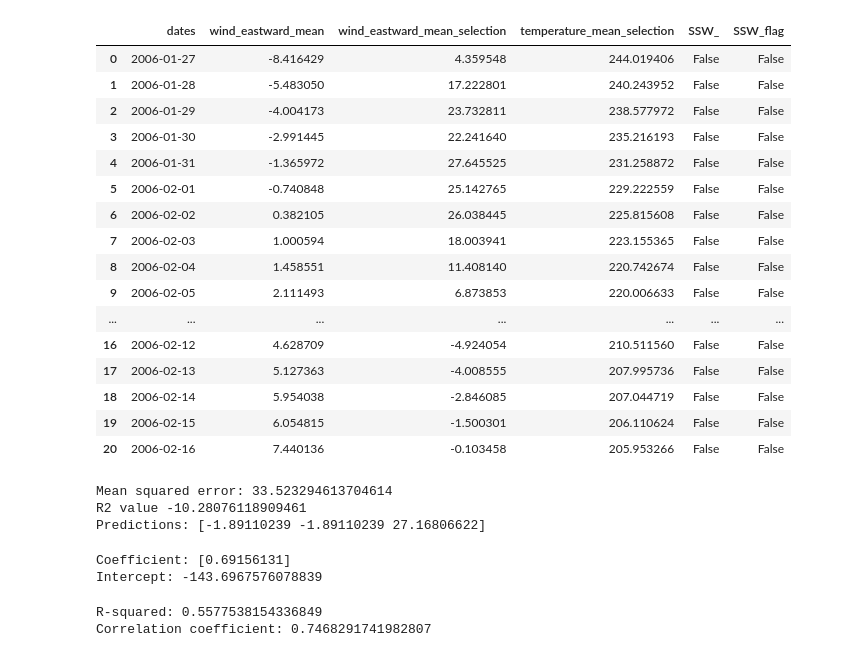
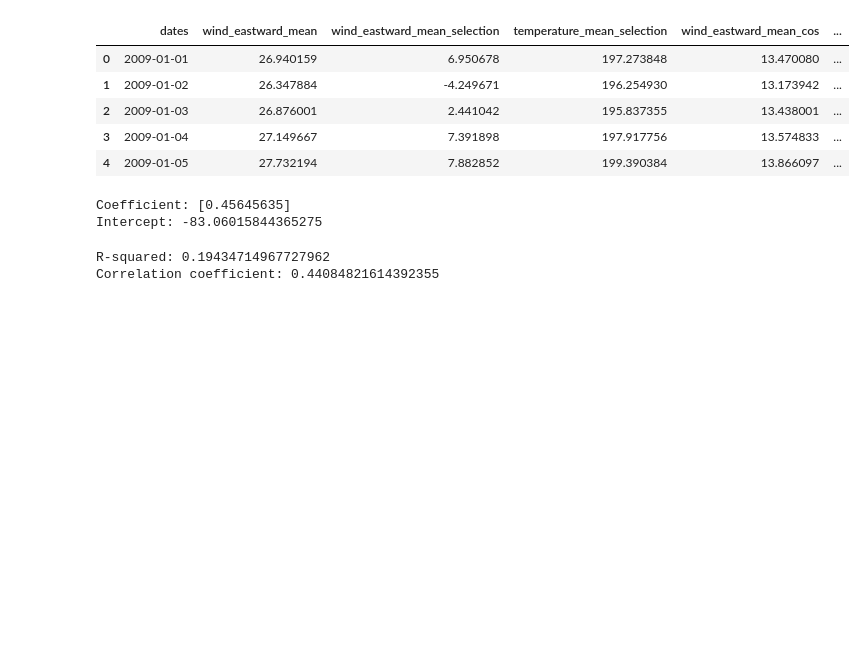
Before and after one commit to jonyjesus18/final-year-proj, a Jupyter notebook: data_analysis_ssw_saved.ipynb, the cells around one changed output. Drawn from its saved outputs; the diff is of its cells as text; code cells hidden in the pictures; blank space fills up the shorter version.

```diff
--- a/data_analysis_ssw_saved.ipynb
+++ b/data_analysis_ssw_saved.ipynb
@@ -8,24 +8,13 @@ from sklearn.metrics import mean_squared_error, r2_score
 import os
 # %%
 # load your time histories into a Pandas DataFrame
-df = pd.read_csv("ssw_events_saved/ssw_t0_2006-02-11.csv")
+df = pd.read_csv("ssw_events_saved/2009-01-24_ssw.csv")
 # %%
-df
+df.head()
 # %% [output]
-|  | dates | wind_eastward_mean | wind_eastward_mean_selection | temperature_mean_selection | SSW_ | SSW_flag |
-| 0 | 2006-01-27 | -8.416429 | 4.359548 | 244.019406 | False | False |
-| 1 | 2006-01-28 | -5.483050 | 17.222801 | 240.243952 | False | False |
-| 2 | 2006-01-29 | -4.004173 | 23.732811 | 238.577972 | False | False |
-| 3 | 2006-01-30 | -2.991445 | 22.241640 | 235.216193 | False | False |
-| 4 | 2006-01-31 | -1.365972 | 27.645525 | 231.258872 | False | False |
-| 5 | 2006-02-01 | -0.740848 | 25.142765 | 229.222559 | False | False |
-| 6 | 2006-02-02 | 0.382105 | 26.038445 | 225.815608 | False | False |
-| 7 | 2006-02-03 | 1.000594 | 18.003941 | 223.155365 | False | False |
-| 8 | 2006-02-04 | 1.458551 | 11.408140 | 220.742674 | False | False |
-| 9 | 2006-02-05 | 2.111493 | 6.873853 | 220.006633 | False | False |
-| ... | ... | ... | ... | ... | ... | ... |
-| 16 | 2006-02-12 | 4.628709 | -4.924054 | 210.511560 | False | False |
-| 17 | 2006-02-13 | 5.127363 | -4.008555 | 207.995736 | False | False |
-| 18 | 2006-02-14 | 5.954038 | -2.846085 | 207.044719 | False | False |
-| 19 | 2006-02-15 | 6.054815 | -1.500301 | 206.110624 | False | False |
-| 20 | 2006-02-16 | 7.440136 | -0.103458 | 205.953266 | False | False |
+|  | dates | wind_eastward_mean | wind_eastward_mean_selection | temperature_mean_selection | wind_eastward_mean_cos | ... |
+| 0 | 2009-01-01 | 26.940159 | 6.950678 | 197.273848 | 13.470080 | ... |
+| 1 | 2009-01-02 | 26.347884 | -4.249671 | 196.254930 | 13.173942 | ... |
+| 2 | 2009-01-03 | 26.876001 | 2.441042 | 195.837355 | 13.438001 | ... |
+| 3 | 2009-01-04 | 27.149667 | 7.391898 | 197.917756 | 13.574833 | ... |
+| 4 | 2009-01-05 | 27.732194 | 7.882852 | 199.390384 | 13.866097 | ... |
@@ -36,35 +21,3 @@ y = df["wind_eastward_mean_selection"]
-# %%
-# split your data into training and testing sets
-train_size = int(0.8 * len(df))
-X_train, X_test = X[:train_size], X[train_size:]
-y_train, y_test = y[:train_size], y[train_size:]
-
-# create a linear regression model
-model = LinearRegression()
-
-# train the model on the training data
-model.fit(X_train, y_train)
-
-# make predictions on the testing data
-y_pred = model.predict(X_test)
-
-# evaluate the performance of the model using the mean squared error
-mse = mean_squared_error(y_test, y_pred)
-
-r2 = r2_score(y_test, y_pred)
-
-print("Mean squared error:", mse)
-
-print('R2 value' , r2)
-# use the model to make predictions on new data
-X_new = pd.DataFrame({"temperature_mean_selection": [200, 200, 250]})
-y_new = model.predict(X_new)
-
-print("Predictions:", y_new)
-# %% [output]
-Mean squared error: 33.523294613704614
-R2 value -10.28076118909461
-Predictions: [-1.89110239 -1.89110239 27.16806622]
 # %%
 
 x = df["temperature_mean_selection"].values.reshape(-1, 1)
@@ -80,8 +33,8 @@ model.fit(x, y)
 print('Coefficient:', model.coef_)
 print('Intercept:', model.intercept_)
 # %% [output]
-Coefficient: [0.69156131]
-Intercept: -143.6967576078839
+Coefficient: [0.45645635]
+Intercept: -83.06015844365275
 # %%
 r_squared = model.score(x, y)
 print('R-squared:', r_squared)
@@ -90,5 +43,5 @@ print('R-squared:', r_squared)
 corr_coef = np.corrcoef(x.reshape(-1), y)[0, 1]
 print('Correlation coefficient:', corr_coef)
 # %% [output]
-R-squared: 0.5577538154336849
-Correlation coefficient: 0.7468291741982807
+R-squared: 0.19434714967727962
+Correlation coefficient: 0.44084821614392355
```
Also changed, not shown: parts of 1 cell of this notebook, 5 other files.
